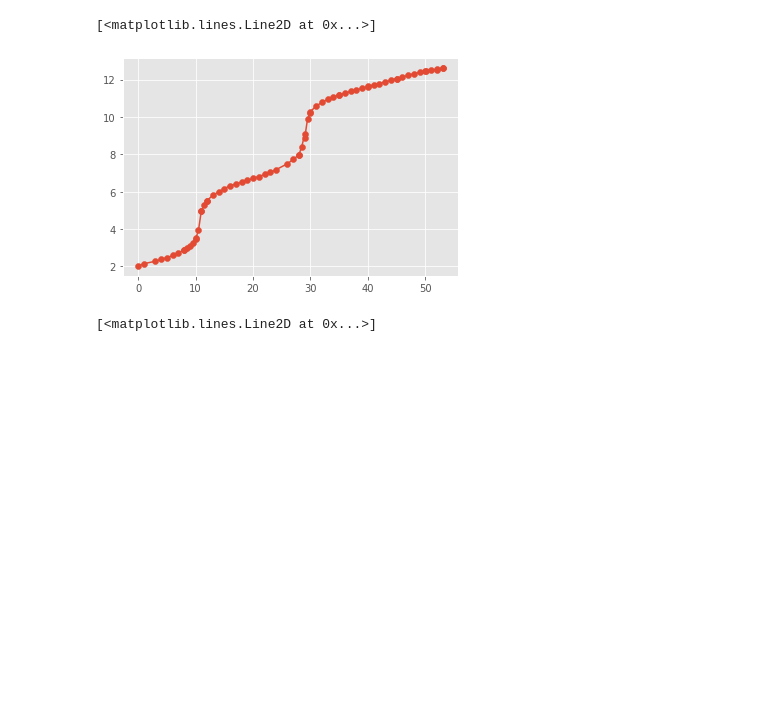
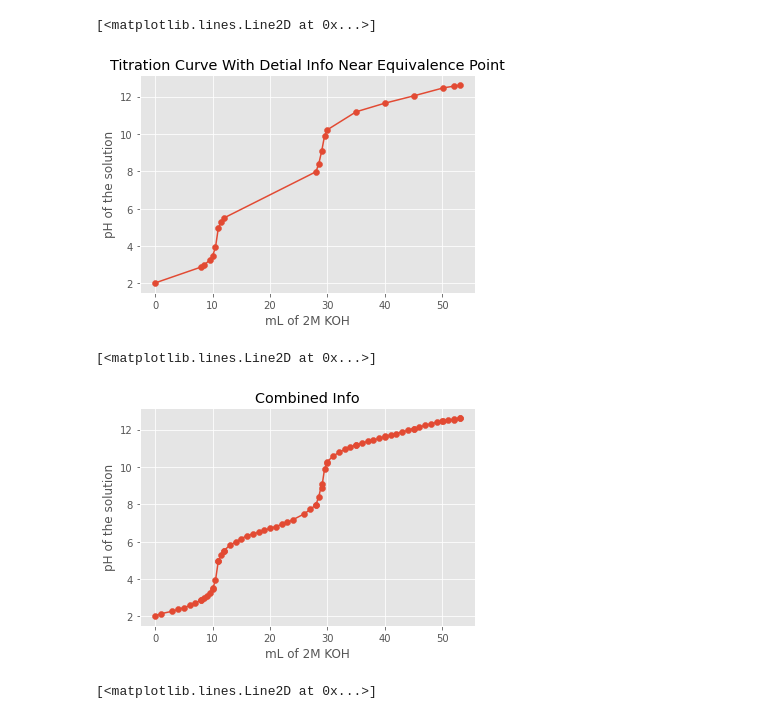
Before and after one commit to weathon/Lab-4-Python, a Jupyter notebook: Lab_4.ipynb, the cells around one changed output. Saved outputs shown, nothing was run; the diff lists cells and outputs as text; code cells hidden in the pictures; blank space fills up the shorter version.

```diff
--- a/Lab_4.ipynb
+++ b/Lab_4.ipynb
@@ -54,9 +58,17 @@ plot.plot(x1, wide1)
+# %%
+plot.scatter(x2, detial1)
+setText(plot,"Titration Curve With Detial Info Near Equivalence Point","mL of 2M KOH","pH of the solution")
+plot.plot(x2, detial1)
+# %% [output]
+[<matplotlib.lines.Line2D at 0x...>]
+[figure, added]
 # %%
 plot.scatter(combindedX, combindedY)
+setText(plot,"Combined Info","mL of 2M KOH","pH of the solution")
 plot.plot(combindedX, combindedY)
 # %% [output]
 [<matplotlib.lines.Line2D at 0x...>]
-[figure, old version]
+[figure, new version]
 # %%
 derivativeX = []
 derivative = []
```
Also changed, not shown: parts of 5 cells of this notebook.
